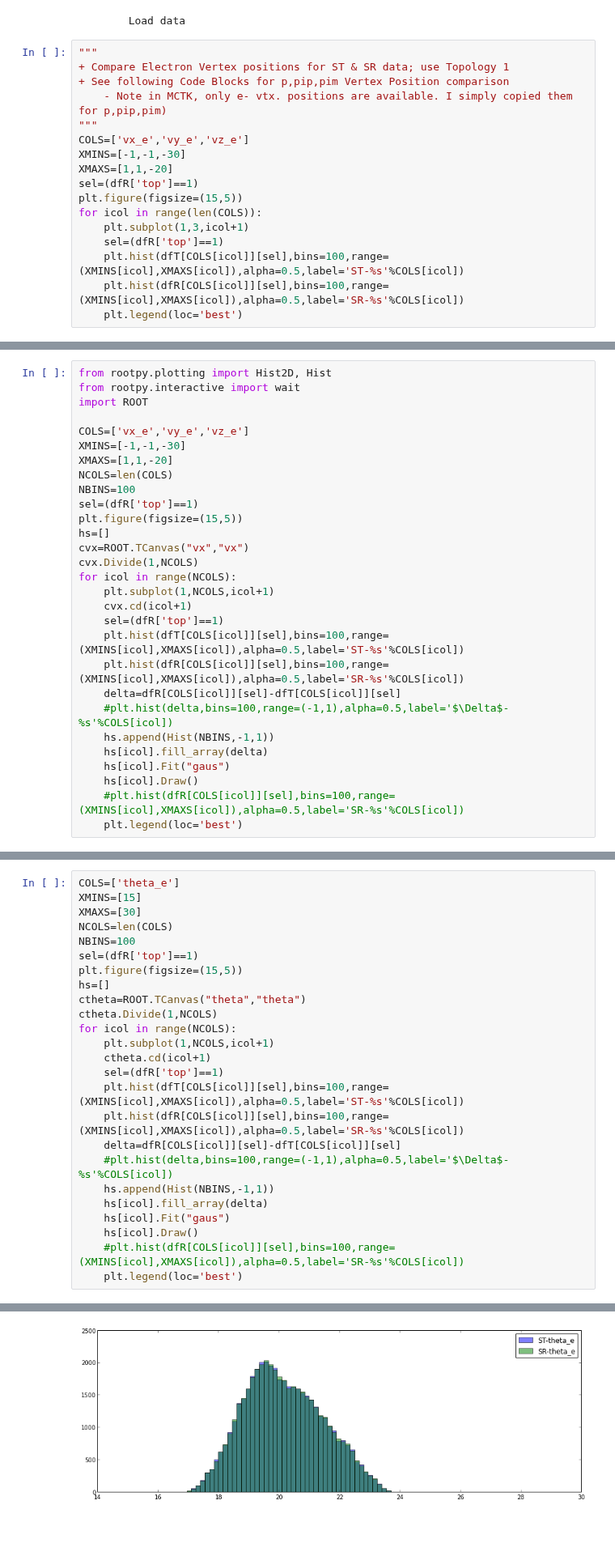
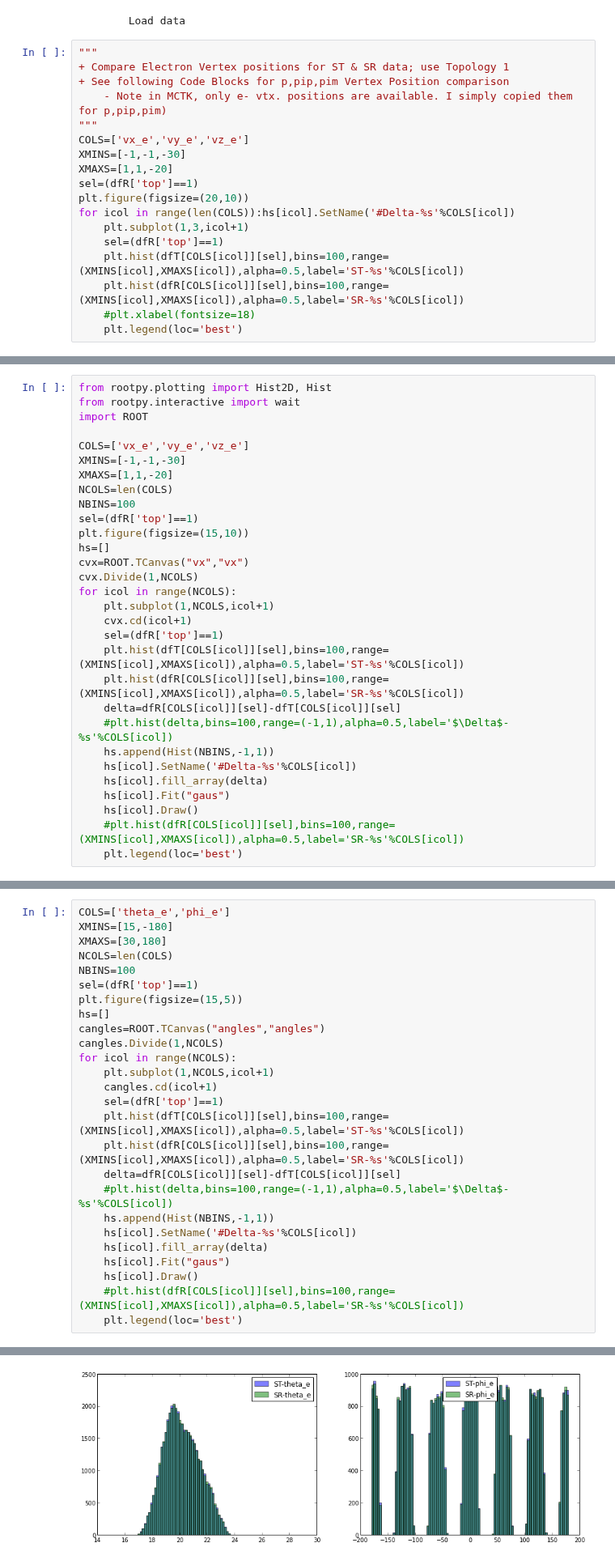
Before and after one commit to arjun-trivedi/ana2pi, a Jupyter notebook: scripts/python/nb-play_d2piDF.ipynb, the cells around one changed output, grey strips where cells are left out. Shown at 81% size. Drawn from its saved outputs; the diff is of its cells as text; blank space fills up the shorter version.

```diff
--- a/scripts/python/nb-play_d2piDF.ipynb
+++ b/scripts/python/nb-play_d2piDF.ipynb
@@ -15,11 +15,12 @@ COLS=['vx_e','vy_e','vz_e']
 XMINS=[-1,-1,-30]
 XMAXS=[1,1,-20]
 sel=(dfR['top']==1)
-plt.figure(figsize=(15,5))
-for icol in range(len(COLS)):
+plt.figure(figsize=(20,10))
+for icol in range(len(COLS)):hs[icol].SetName('#Delta-%s'%COLS[icol])
     plt.subplot(1,3,icol+1)
     sel=(dfR['top']==1)
     plt.hist(dfT[COLS[icol]][sel],bins=100,range=(XMINS[icol],XMAXS[icol]),alpha=0.5,label='ST-%s'%COLS[icol])
     plt.hist(dfR[COLS[icol]][sel],bins=100,range=(XMINS[icol],XMAXS[icol]),alpha=0.5,label='SR-%s'%COLS[icol])
+    #plt.xlabel(fontsize=18)
     plt.legend(loc='best')
 # %% [output]
@@ -35,7 +36,7 @@ XMAXS=[1,1,-20]
 NCOLS=len(COLS)
 NBINS=100
 sel=(dfR['top']==1)
-plt.figure(figsize=(15,5))
+plt.figure(figsize=(15,10))
 hs=[]
 cvx=ROOT.TCanvas("vx","vx")
 cvx.Divide(1,NCOLS)
@@ -48,6 +49,7 @@ for icol in range(NCOLS):
     delta=dfR[COLS[icol]][sel]-dfT[COLS[icol]][sel]
     #plt.hist(delta,bins=100,range=(-1,1),alpha=0.5,label='$\Delta$-%s'%COLS[icol])
     hs.append(Hist(NBINS,-1,1))
+    hs[icol].SetName('#Delta-%s'%COLS[icol])
     hs[icol].fill_array(delta)
     hs[icol].Fit("gaus")
     hs[icol].Draw()
@@ -58,23 +61,24 @@ for icol in range(NCOLS):
 # %%
-COLS=['theta_e']
-XMINS=[15]
-XMAXS=[30]
+COLS=['theta_e','phi_e']
+XMINS=[15,-180]
+XMAXS=[30,180]
 NCOLS=len(COLS)
 NBINS=100
 sel=(dfR['top']==1)
 plt.figure(figsize=(15,5))
 hs=[]
-ctheta=ROOT.TCanvas("theta","theta")
-ctheta.Divide(1,NCOLS)
+cangles=ROOT.TCanvas("angles","angles")
+cangles.Divide(1,NCOLS)
 for icol in range(NCOLS):
     plt.subplot(1,NCOLS,icol+1)
-    ctheta.cd(icol+1)
+    cangles.cd(icol+1)
     sel=(dfR['top']==1)
     plt.hist(dfT[COLS[icol]][sel],bins=100,range=(XMINS[icol],XMAXS[icol]),alpha=0.5,label='ST-%s'%COLS[icol])
     plt.hist(dfR[COLS[icol]][sel],bins=100,range=(XMINS[icol],XMAXS[icol]),alpha=0.5,label='SR-%s'%COLS[icol])
     delta=dfR[COLS[icol]][sel]-dfT[COLS[icol]][sel]
     #plt.hist(delta,bins=100,range=(-1,1),alpha=0.5,label='$\Delta$-%s'%COLS[icol])
     hs.append(Hist(NBINS,-1,1))
+    hs[icol].SetName('#Delta-%s'%COLS[icol])
     hs[icol].fill_array(delta)
     hs[icol].Fit("gaus")
     hs[icol].Draw()
@@ -84 +89 @@ for icol in range(NCOLS):
-[figure, old version]
+[figure, new version]
```
Also changed, not shown: parts of 3 cells of this notebook, 1 other file.
